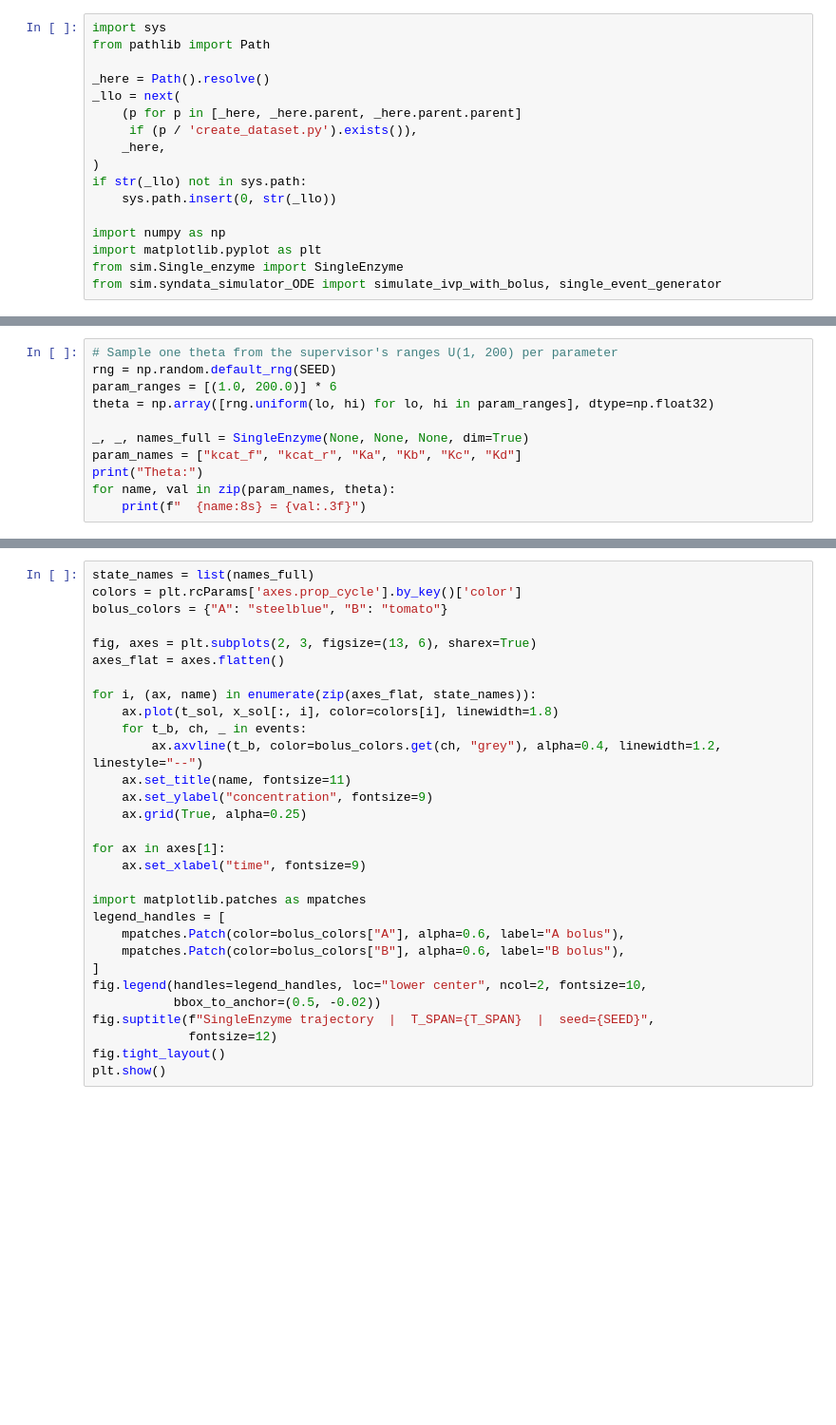
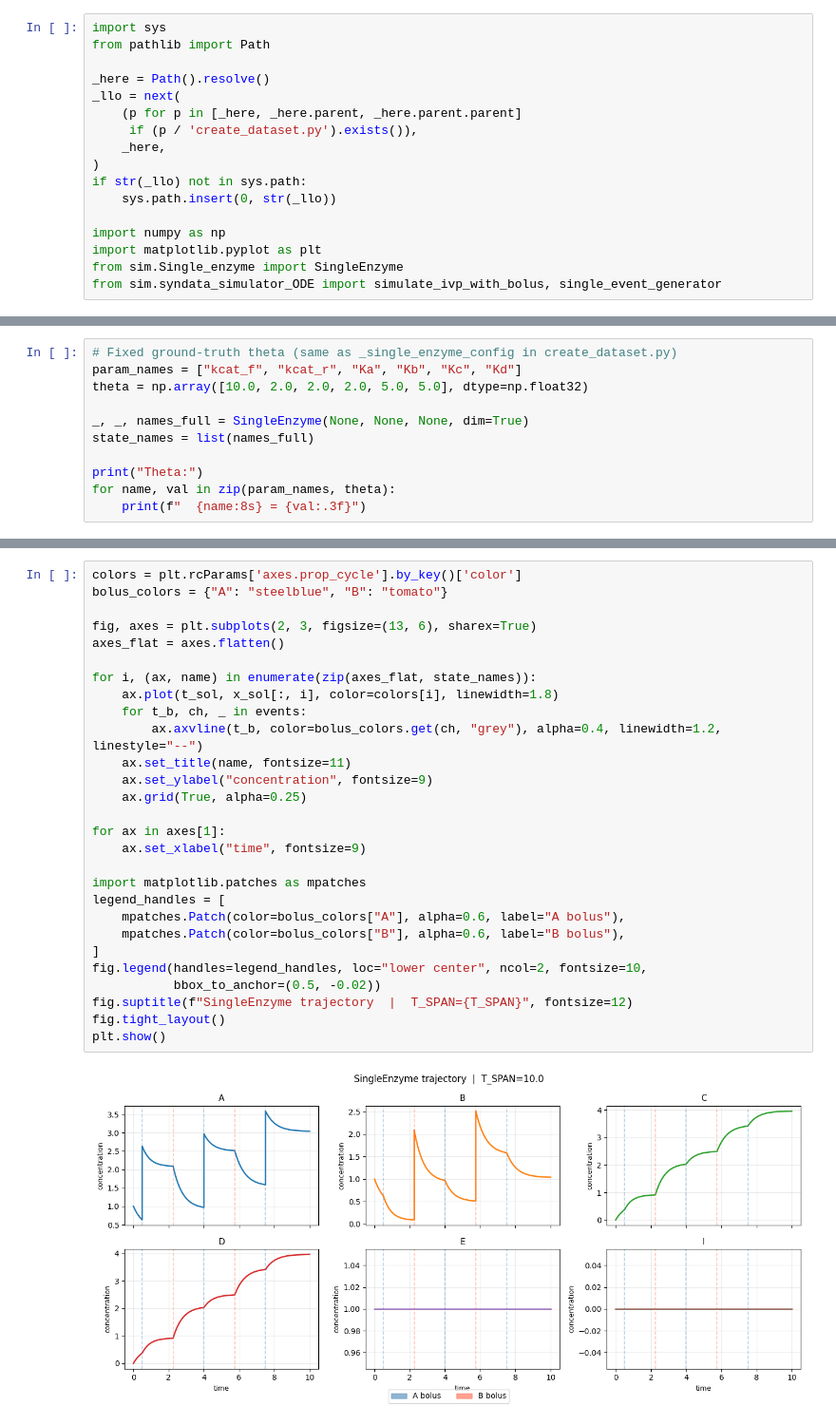
Before and after one commit to Ovanerven/theta-lab, a Jupyter notebook: last-layer-ode/analysis/single_enzyme_tspan.ipynb, the cells around one changed output, grey strips where cells are left out. Shown at 95% size. Saved outputs shown, nothing was run; the diff lists cells and outputs as text; blank space fills up the shorter version.

```diff
--- a/last-layer-ode/analysis/single_enzyme_tspan.ipynb
+++ b/last-layer-ode/analysis/single_enzyme_tspan.ipynb
@@ -29,12 +28,12 @@ SEED = 42
 # ─────────────────────────────────────────────────────────────────────────
 # %%
-# Sample one theta from the supervisor's ranges U(1, 200) per parameter
-rng = np.random.default_rng(SEED)
-param_ranges = [(1.0, 200.0)] * 6
-theta = np.array([rng.uniform(lo, hi) for lo, hi in param_ranges], dtype=np.float32)
+# Fixed ground-truth theta (same as _single_enzyme_config in create_dataset.py)
+param_names = ["kcat_f", "kcat_r", "Ka", "Kb", "Kc", "Kd"]
+theta = np.array([10.0, 2.0, 2.0, 2.0, 5.0, 5.0], dtype=np.float32)
 
 _, _, names_full = SingleEnzyme(None, None, None, dim=True)
-param_names = ["kcat_f", "kcat_r", "Ka", "Kb", "Kc", "Kd"]
+state_names = list(names_full)
+
 print("Theta:")
 for name, val in zip(param_names, theta):
     print(f"  {name:8s} = {val:.3f}")
@@ -69,30 +85,30 @@ print(f"Solved: {x_sol.shape[0]} time points over t=[0, {T_SPAN}]")
 # %%
-state_names = list(names_full)
 colors = plt.rcParams['axes.prop_cycle'].by_key()['color']
 bolus_colors = {"A": "steelblue", "B": "tomato"}
 
 fig, axes = plt.subplots(2, 3, figsize=(13, 6), sharex=True)
 axes_flat = axes.flatten()
 
 for i, (ax, name) in enumerate(zip(axes_flat, state_names)):
     ax.plot(t_sol, x_sol[:, i], color=colors[i], linewidth=1.8)
     for t_b, ch, _ in events:
         ax.axvline(t_b, color=bolus_colors.get(ch, "grey"), alpha=0.4, linewidth=1.2, linestyle="--")
     ax.set_title(name, fontsize=11)
     ax.set_ylabel("concentration", fontsize=9)
     ax.grid(True, alpha=0.25)
 
 for ax in axes[1]:
     ax.set_xlabel("time", fontsize=9)
 
 import matplotlib.patches as mpatches
 legend_handles = [
     mpatches.Patch(color=bolus_colors["A"], alpha=0.6, label="A bolus"),
     mpatches.Patch(color=bolus_colors["B"], alpha=0.6, label="B bolus"),
 ]
 fig.legend(handles=legend_handles, loc="lower center", ncol=2, fontsize=10,
            bbox_to_anchor=(0.5, -0.02))
-fig.suptitle(f"SingleEnzyme trajectory  |  T_SPAN={T_SPAN}  |  seed={SEED}",
-             fontsize=12)
+fig.suptitle(f"SingleEnzyme trajectory  |  T_SPAN={T_SPAN}", fontsize=12)
 fig.tight_layout()
 plt.show()
+# %% [output]
+[figure, added]
```
Also changed, not shown: parts of 5 cells of this notebook, 20 other files.
